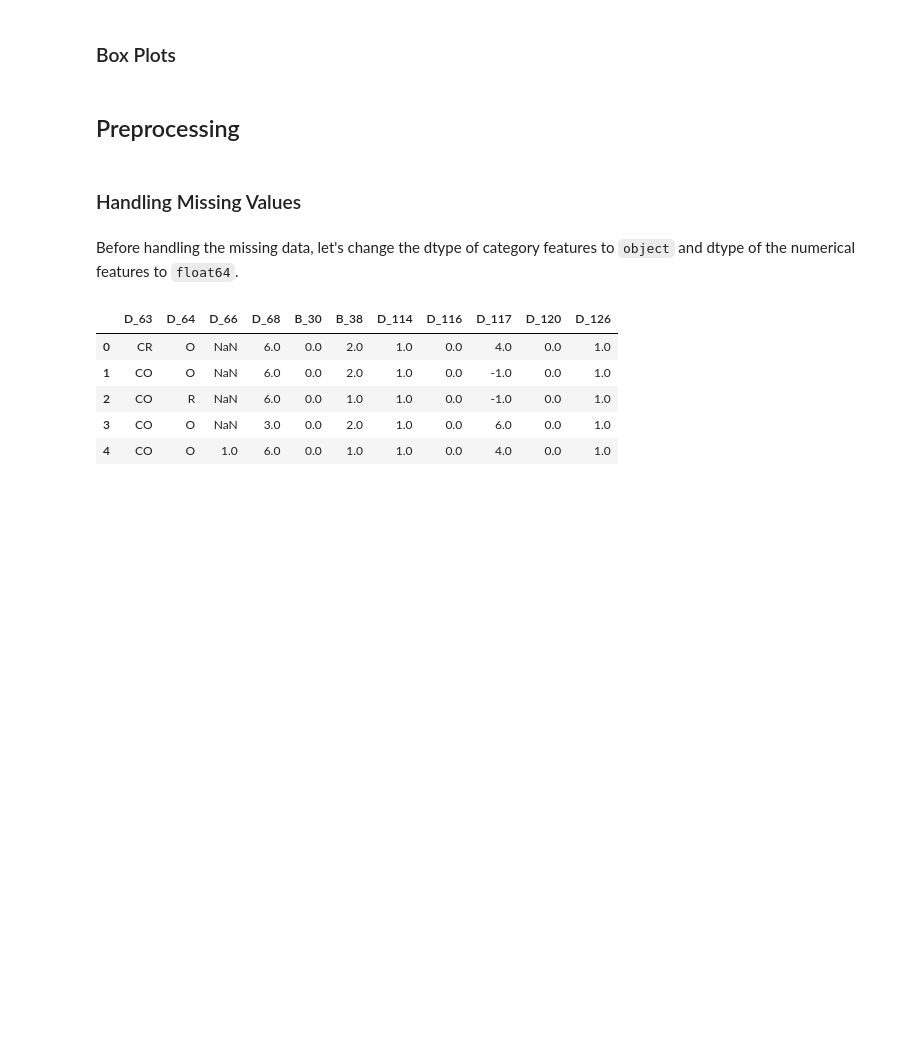
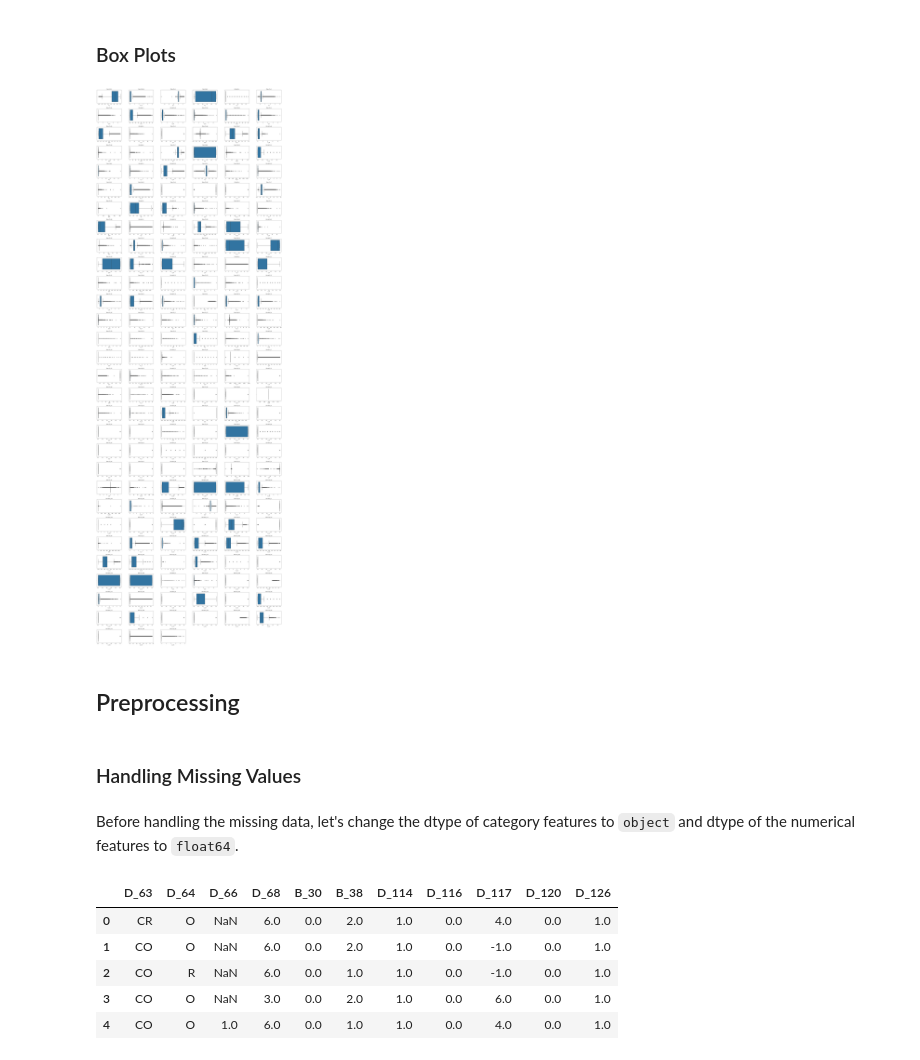
Before and after one commit to yasith-academic/ml-mini-project, a Jupyter notebook: amex-project.ipynb, the cells around one changed output. Drawn from its saved outputs; the diff is of its cells as text; code cells hidden in the pictures; blank space fills up the shorter version.

```diff
--- a/amex-project.ipynb
+++ b/amex-project.ipynb
@@ -225,24 +227,26 @@ plt.show()
 # %% [markdown]
 ### Box Plots
 # %%
-# plt_cols = 6
-# plt_rows = math.ceil(len(numerical_cols)/plt_cols)
+plt_cols = 6
+plt_rows = math.ceil(len(numerical_cols)/plt_cols)
 
-# fig = plt.figure(figsize=(40, 120))
-# for i, col in enumerate(numerical_cols):
-#     ax = fig.add_subplot(plt_rows, plt_cols, i+1)
-#     ax.title.set_text(f"Plot of {col}")
-#     sns.boxplot(x=col, data=df_train_data)
+fig = plt.figure(figsize=(40, 120))
+for i, col in enumerate(numerical_cols):
+    ax = fig.add_subplot(plt_rows, plt_cols, i+1)
+    ax.title.set_text(f"Plot of {col}")
+    sns.boxplot(x=col, data=df_train_data)
 
-# plt.subplots_adjust(
-#     left=0.1,
-#     right=0.9,
-#     bottom=0.1,
-#     top=0.9,
-#     wspace=0.3,
-#     hspace=0.4
-# )
-# plt.show()
+plt.subplots_adjust(
+    left=0.1,
+    right=0.9,
+    bottom=0.1,
+    top=0.9,
+    wspace=0.3,
+    hspace=0.4
+)
+plt.show()
+# %% [output]
+[figure, added]
 # %% [markdown]
 ## Preprocessing
 # %% [markdown]
```
Also changed, not shown: parts of 17 cells of this notebook.
